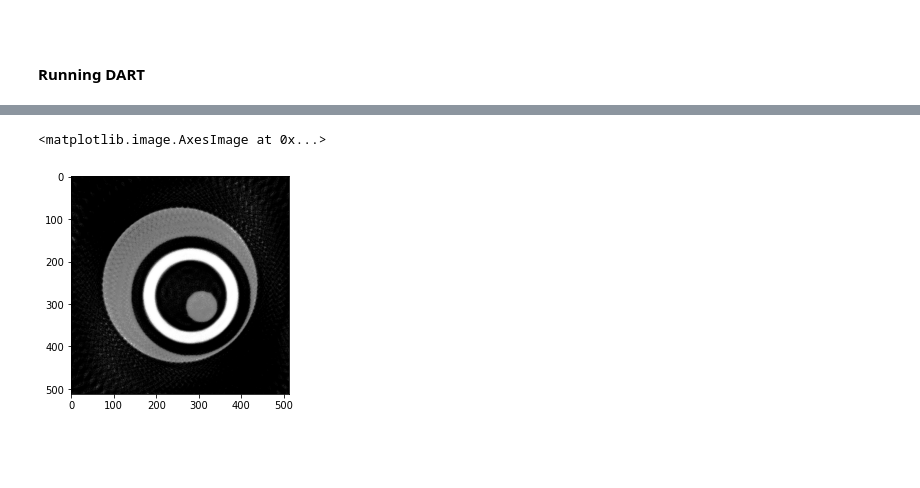
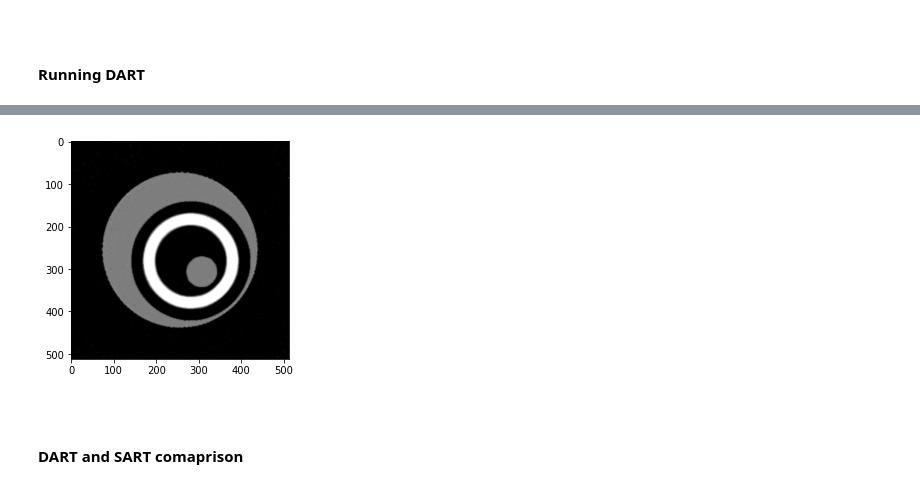
Before and after one commit to OhGreat/DART_python, a Jupyter notebook: dart_steps_test.ipynb, the cells around one changed output, grey strips where cells are left out. Saved outputs shown, nothing was run; the diff lists cells and outputs as text; code cells hidden in the pictures; blank space fills up the shorter version.

```diff
--- a/dart_steps_test.ipynb
+++ b/dart_steps_test.ipynb
@@ -82,12 +81,14 @@ gray_lvls = [0, 150, 255]
 vol_geom = astra.creators.create_vol_geom([img_width,img_height])
 phantom_id = astra.data2d.create('-vol', vol_geom, data=img)
 projector_id, sino_id, sinogram = project_from_2D(phantom_id,
-                                                    vol_geom,50,1.0)
-
+                                                vol_geom,50,1.0,
+                                                use_gpu=True)
+# run the algorithm
 dart = DART()
 res = dart(iters=10,
-            gray_levels=gray_lvls,p=0.5,
+            gray_levels=gray_lvls,p=0.9,
             vol_shape=img.shape,
             projector_id=projector_id, sino_id=sino_id,
-            SART_iter=200)
+            SART_iter=200, use_gpu=True)
+plt.imshow(res, cmap="Greys")
 # %% [output]
@@ -105,10 +96,9 @@ Warning: SartAlgorithm: unused configuration options: MinConstraint, MaxConstrai
+[figure, added]
-# %%
-res[ res > 255] = 255
-res[ res < 0] = 0
-plt.imshow(res, cmap="Greys")
-# %% [output]
-<matplotlib.image.AxesImage at 0x...>
-[figure, removed]
+# %% [markdown]
+<br/>
+<h4>
+DART and SART comaprison
+</h4>
 # %%
 # prepare all the data
 img = np.array(Image.open("data/circles/circles_1.png"), dtype=np.uint8)
```
Also changed, not shown: parts of 6 cells of this notebook, 7 other files.
